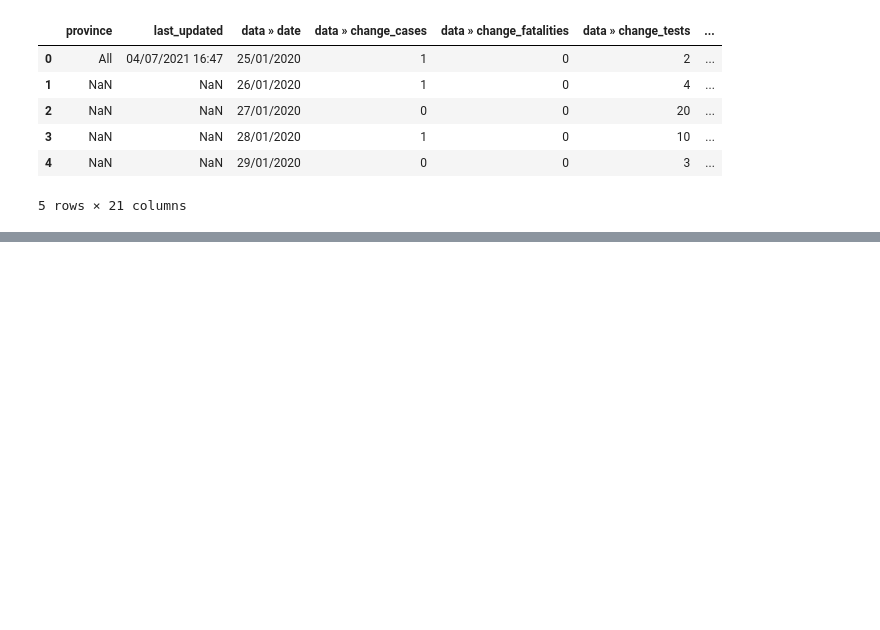
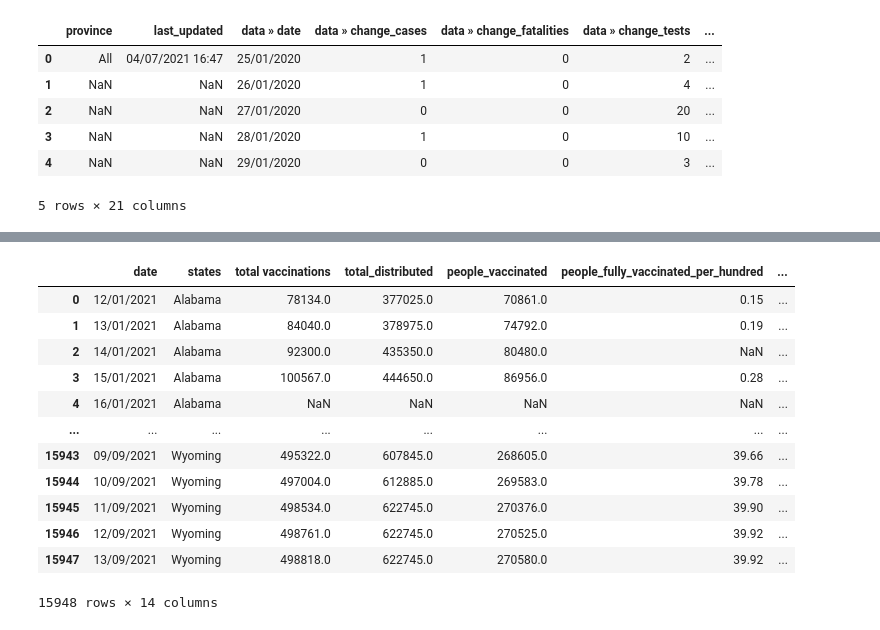
Before and after one commit to serdar-bayramov/Project-2-ETL, a Jupyter notebook: project.ipynb, the cells around one changed output, grey strips where cells are left out. Drawn from its saved outputs; the diff is of its cells as text; code cells hidden in the pictures; blank space fills up the shorter version.

```diff
--- a/project.ipynb
+++ b/project.ipynb
@@ -48,0 +164,17 @@ uk_df.head()
+# %%
+us  = usa_df.rename(columns = {'date': 'date','location':'states','daily_vaccinations':'total vaccination', 'total_vaccinations':'total vaccinations'})
+us
+# %% [output]
+|  | date | states | total vaccinations | total_distributed | people_vaccinated | people_fully_vaccinated_per_hundred | ... |
+| 0 | 12/01/2021 | Alabama | 78134.0 | 377025.0 | 70861.0 | 0.15 | ... |
+| 1 | 13/01/2021 | Alabama | 84040.0 | 378975.0 | 74792.0 | 0.19 | ... |
+| 2 | 14/01/2021 | Alabama | 92300.0 | 435350.0 | 80480.0 | NaN | ... |
+| 3 | 15/01/2021 | Alabama | 100567.0 | 444650.0 | 86956.0 | 0.28 | ... |
+| 4 | 16/01/2021 | Alabama | NaN | NaN | NaN | NaN | ... |
+| ... | ... | ... | ... | ... | ... | ... | ... |
+| 15943 | 09/09/2021 | Wyoming | 495322.0 | 607845.0 | 268605.0 | 39.66 | ... |
+| 15944 | 10/09/2021 | Wyoming | 497004.0 | 612885.0 | 269583.0 | 39.78 | ... |
+| 15945 | 11/09/2021 | Wyoming | 498534.0 | 622745.0 | 270376.0 | 39.90 | ... |
+| 15946 | 12/09/2021 | Wyoming | 498761.0 | 622745.0 | 270525.0 | 39.92 | ... |
+| 15947 | 13/09/2021 | Wyoming | 498818.0 | 622745.0 | 270580.0 | 39.92 | ... |
+15948 rows × 14 columns
```
Also changed, not shown: parts of 21 cells of this notebook, 2 other files.
